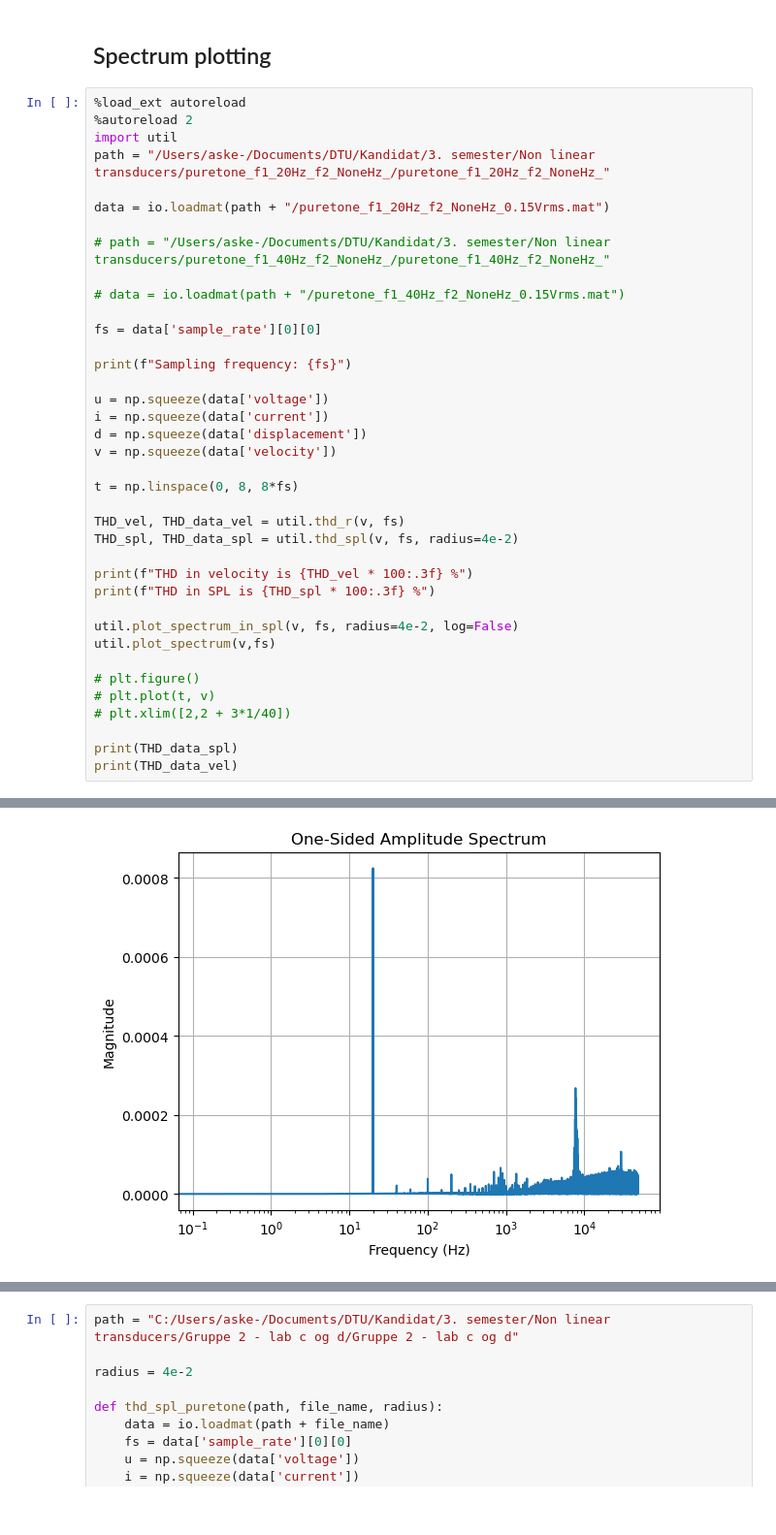
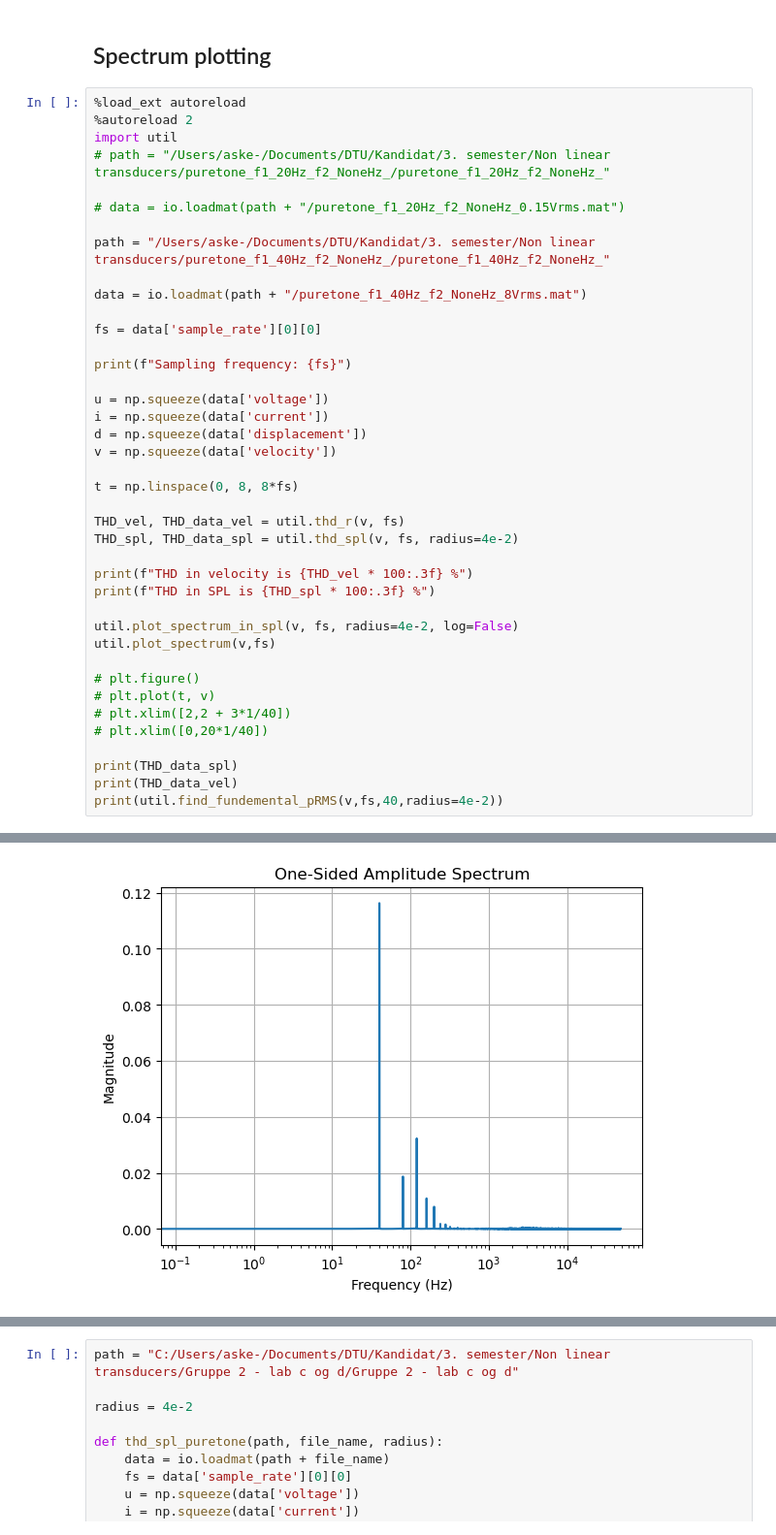
Before and after one commit to istlf/non-linear-transducers-project, a Jupyter notebook: Lab D.ipynb, the cells around one changed output, grey strips where cells are left out. Shown at 97% size. Cells and saved outputs as stored; diff of their text form.

```diff
--- a/Lab D.ipynb
+++ b/Lab D.ipynb
@@ -17,13 +17,13 @@ The autoreload extension is already loaded. To reload it, use:
 %load_ext autoreload
 %autoreload 2
 import util
-path = "/Users/aske-/Documents/DTU/Kandidat/3. semester/Non linear transducers/puretone_f1_20Hz_f2_NoneHz_/puretone_f1_20Hz_f2_NoneHz_"
+# path = "/Users/aske-/Documents/DTU/Kandidat/3. semester/Non linear transducers/puretone_f1_20Hz_f2_NoneHz_/puretone_f1_20Hz_f2_NoneHz_"
 
-data = io.loadmat(path + "/puretone_f1_20Hz_f2_NoneHz_0.15Vrms.mat")
+# data = io.loadmat(path + "/puretone_f1_20Hz_f2_NoneHz_0.15Vrms.mat")
 
-# path = "/Users/aske-/Documents/DTU/Kandidat/3. semester/Non linear transducers/puretone_f1_40Hz_f2_NoneHz_/puretone_f1_40Hz_f2_NoneHz_"
+path = "/Users/aske-/Documents/DTU/Kandidat/3. semester/Non linear transducers/puretone_f1_40Hz_f2_NoneHz_/puretone_f1_40Hz_f2_NoneHz_"
 
-# data = io.loadmat(path + "/puretone_f1_40Hz_f2_NoneHz_0.15Vrms.mat")
+data = io.loadmat(path + "/puretone_f1_40Hz_f2_NoneHz_8Vrms.mat")
 
 fs = data['sample_rate'][0][0]
 
@@ -48,9 +48,11 @@ util.plot_spectrum(v,fs)
 # plt.figure()
 # plt.plot(t, v)
 # plt.xlim([2,2 + 3*1/40])
+# plt.xlim([0,20*1/40])
 
 print(THD_data_spl)
 print(THD_data_vel)
+print(util.find_fundemental_pRMS(v,fs,40,radius=4e-2))
 # %% [output]
 The autoreload extension is already loaded. To reload it, use:
   %reload_ext autoreload
@@ -61 +63 @@ THD in SPL is 9.196 %
-[figure, old version]
+[figure, new version]
```
Also changed, not shown: parts of 4 cells of this notebook, 9 other files.
